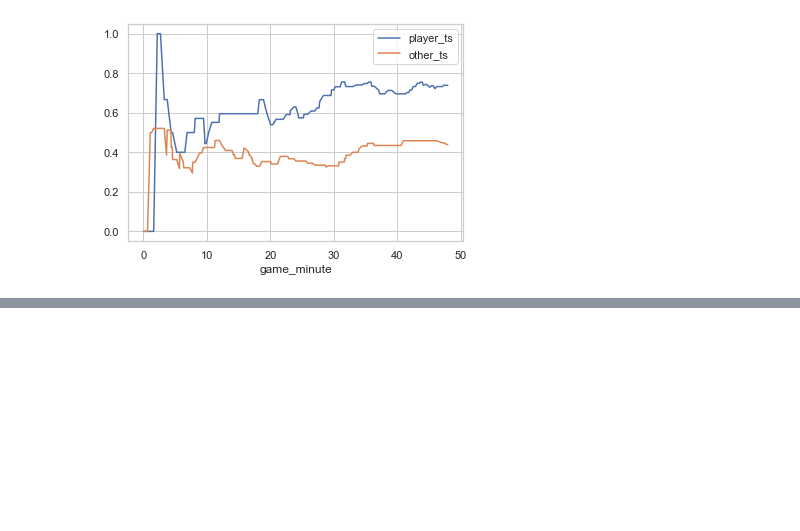
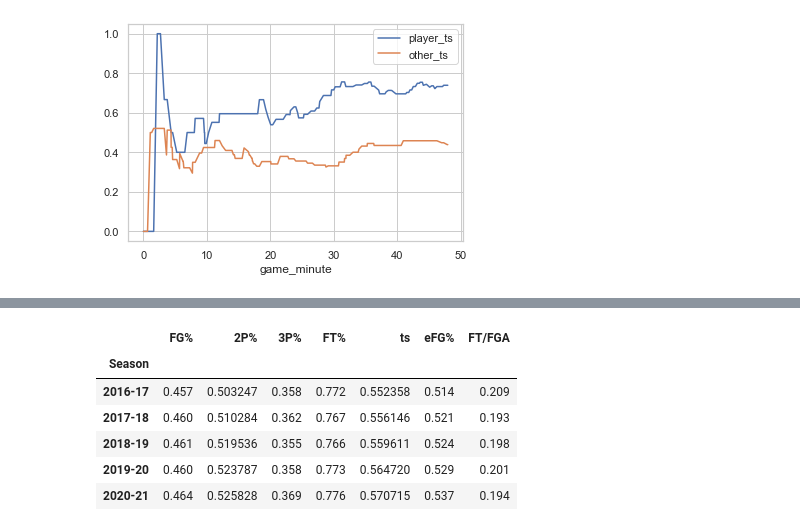
Before and after one commit to no-one2k/moisturizer, a Jupyter notebook: 60points/60points.ipynb, the cells around one changed output, grey strips where cells are left out. Drawn from its saved outputs; the diff is of its cells as text; code cells hidden in the pictures; blank space fills up the shorter version.

```diff
--- a/60points/60points.ipynb
+++ b/60points/60points.ipynb
@@ -400,0 +430,10 @@ plot_ts(line_kobe2, player_name='Кобе Брайант')
+# %%
+df.set_index('Season')[['FG%', '2P%', '3P%', 'FT%', 'ts', 'eFG%', 'FT/FGA']].tail()
+# %% [output]
+|  | FG% | 2P% | 3P% | FT% | ts | eFG% | FT/FGA |
+| Season |  |  |  |  |  |  |  |
+| 2016-17 | 0.457 | 0.503247 | 0.358 | 0.772 | 0.552358 | 0.514 | 0.209 |
+| 2017-18 | 0.460 | 0.510284 | 0.362 | 0.767 | 0.556146 | 0.521 | 0.193 |
+| 2018-19 | 0.461 | 0.519536 | 0.355 | 0.766 | 0.559611 | 0.524 | 0.198 |
+| 2019-20 | 0.460 | 0.523787 | 0.358 | 0.773 | 0.564720 | 0.529 | 0.201 |
+| 2020-21 | 0.464 | 0.525828 | 0.369 | 0.776 | 0.570715 | 0.537 | 0.194 |
```
Also changed, not shown: parts of 10 cells of this notebook, 5 other files.
